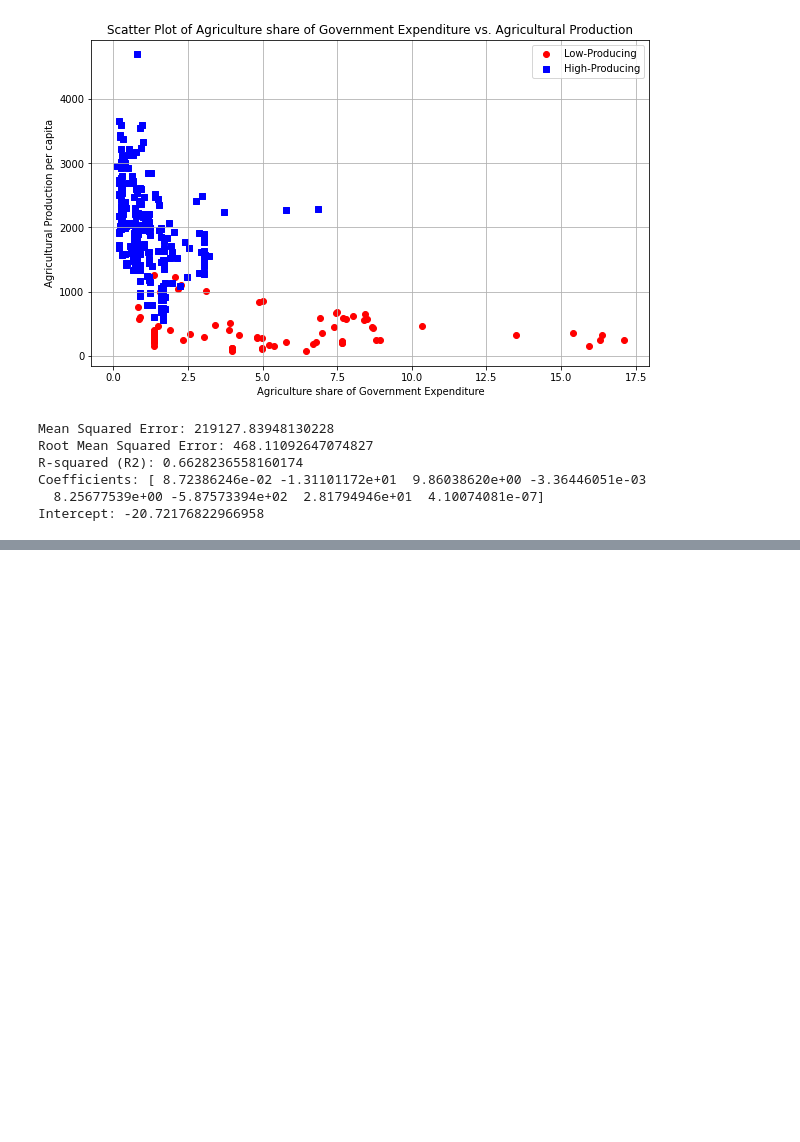
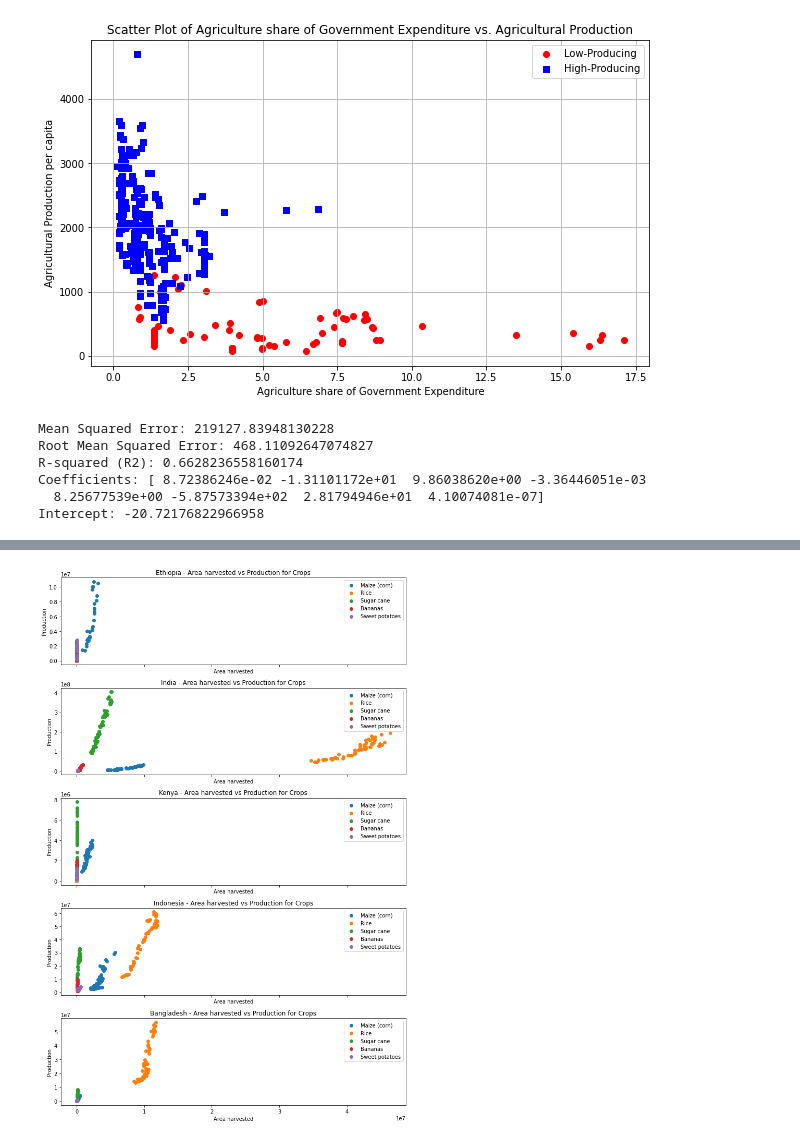
Before and after one commit to saumyasucharita/Agriculture-Data-Analysis, a Jupyter notebook: Exploratory Agriculture Data Analysis-FAOSTAT.ipynb, the cells around one changed output, grey strips where cells are left out. Drawn from its saved outputs; the diff is of its cells as text; code cells hidden in the pictures; blank space fills up the shorter version.

Commit message:
Added new crops dataset from FAO, identified high-yield crops in low-producing countries

```diff
--- a/Exploratory Agriculture Data Analysis-FAOSTAT.ipynb
+++ b/Exploratory Agriculture Data Analysis-FAOSTAT.ipynb
@@ -1203,3 +1203,7 @@ R-squared (R2): 0.6628236558160174
 Coefficients: [ 8.72386246e-02 -1.31101172e+01  9.86038620e+00 -3.36446051e-03
   8.25677539e+00 -5.87573394e+02  2.81794946e+01  4.10074081e-07]
 Intercept: -20.72176822966958
+# %%
+#Import FAOSTAT Crops data
+fao_crops_data = pd.read_csv('Dataset/archive/FAOSTAT/FAOSTAT_Crops.csv')
+fao_crops_data
@@ -1205,0 +1232,5 @@ Intercept: -20.72176822966958
+# %%
+#Filter the dataframe on 5 selected crops
+selected_crops = ['Maize (corn)', 'Rice', 'Sugar cane', 'Bananas', 'Sweet potatoes']
+fao_crops_data = fao_crops_data[fao_crops_data['Item'].isin(selected_crops)]
+fao_crops_data
@@ -1205,0 +1251,10 @@ Intercept: -20.72176822966958
+# %%
+#Find the relationship between Area harvested and Production
+#Pivot the dataframe
+pivoted_crops_data = fao_crops_data.pivot_table(index=['Area', 'Year', 'Item'], columns='Element', values='Value')
+pivoted_crops_data.reset_index(inplace=True)
+
+pivoted_crops_data.columns.name = None  # Remove the 'Element' name
+pivoted_crops_data = pivoted_crops_data.rename(columns={'Area': 'Country'})
+
+pivoted_crops_data
@@ -1205,0 +1275,27 @@ Intercept: -20.72176822966958
+# %%
+countries_group2 = ['Ethiopia', 'India', 'Kenya', 'Indonesia', 'Bangladesh']
+filtered_df = pivoted_crops_data[pivoted_crops_data['Country'].isin(countries_group2)]
+
+# Plot production over years for each crop in subplots
+crops = pivoted_crops_data['Item'].unique()
+# %%
+# Create subplots
+fig, axes = plt.subplots(nrows=len(countries_group2), ncols=1, figsize=(10, 15), sharex=True)
+
+# Plot Area harvested vs Production for each crop in each subplot
+for i, country in enumerate(countries_group2):
+    country_data = filtered_df[filtered_df['Country'] == country]
+    axes[i].set_title(f'{country} - Area harvested vs Production for Crops')
+
+    for crop in crops:
+        crop_data = country_data[country_data['Item'] == crop]
+        axes[i].scatter(crop_data['Area harvested'], crop_data['Production'], label=crop)
+
+    axes[i].set_xlabel('Area harvested')
+    axes[i].set_ylabel('Production')
+    axes[i].legend()
+
+plt.tight_layout()
+plt.show()
+# %% [output]
+[figure, added]
```
Also changed, not shown: parts of 6 cells of this notebook, 4 other files.
